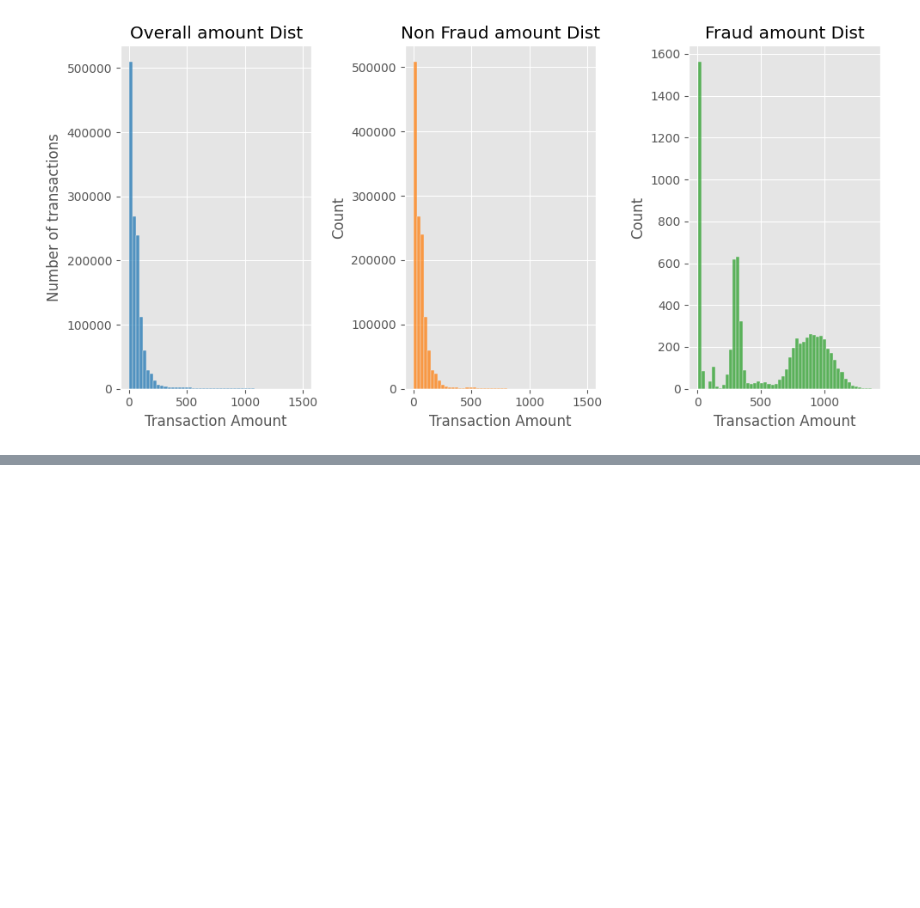
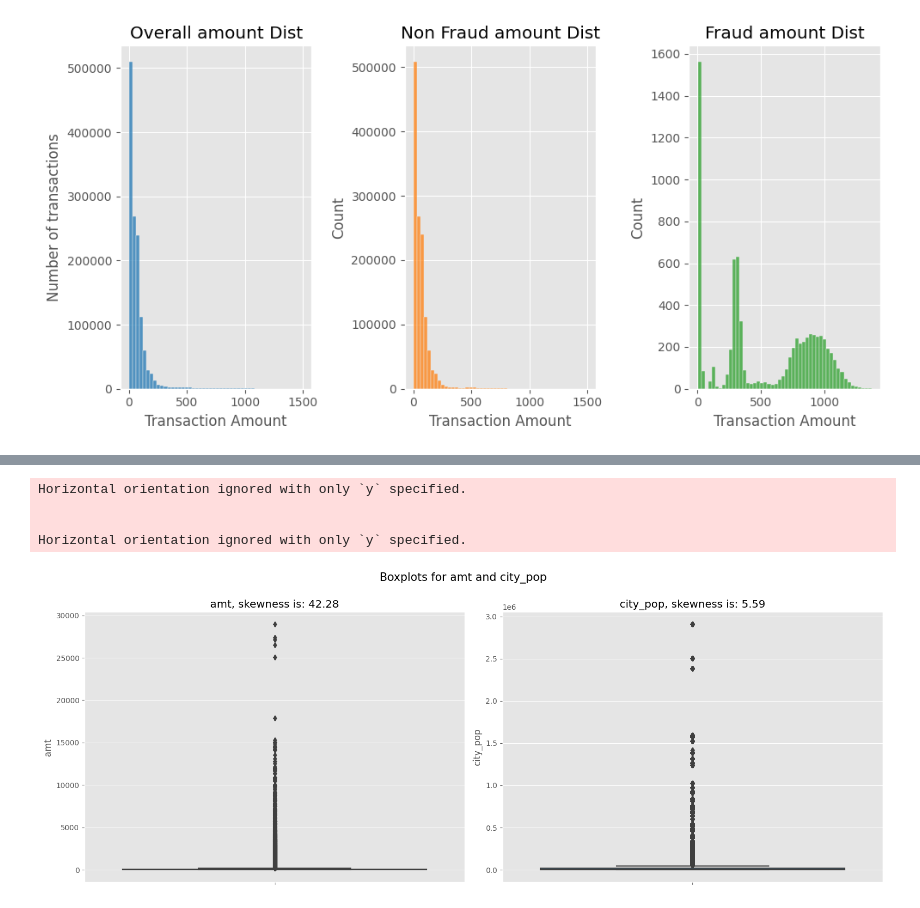
Before and after one commit to BinduParvati7/Capstone5588, a Jupyter notebook: DSCapstone.ipynb, the cells around one changed output, grey strips where cells are left out. Drawn from its saved outputs; the diff is of its cells as text; code cells hidden in the pictures; blank space fills up the shorter version.

```diff
--- a/DSCapstone.ipynb
+++ b/DSCapstone.ipynb
@@ -194,0 +245,11 @@ plt.show()
+# %%
+import plotly.express as px
+
+labels=["Male","Female"]
+
+fraud_or_not = train["gender"].value_counts().tolist()
+values = [fraud_or_not[0], fraud_or_not[1]]
+
+fig = px.pie(values=train['gender'].value_counts(), names=labels , width=700, height=400, color_discrete_sequence=["skyblue","black"]
+             ,title="Male vs Female count")
+fig.show()
@@ -194,0 +258,28 @@ plt.show()
+# %%
+import matplotlib.pyplot as plt
+import seaborn as sns
+
+# Function to create boxplots for specified columns
+def boxplots_custom(dataset, columns_list, suptitle):
+    fig, axs = plt.subplots(1, len(columns_list), figsize=(16, 6))
+    fig.suptitle(suptitle, y=1, size=15)
+
+    for i, data in enumerate(columns_list):
+        sns.boxplot(data=dataset, y=data, orient='h', ax=axs[i])
+        axs[i].set_title(data + ', skewness is: ' + str(round(dataset[data].skew(), 2)))
+
+# Select only 'amt' and 'city_pop' columns
+selected_columns = ['amt', 'city_pop']
+
+# Call the function to create boxplots for the selected columns
+boxplots_custom(dataset=train, columns_list=selected_columns, suptitle='Boxplots for amt and city_pop')
+
+# Display the plots
+plt.tight_layout()
+plt.show()
+# %% [output]
+Horizontal orientation ignored with only `y` specified.
+
+
+Horizontal orientation ignored with only `y` specified.
+[figure, added]
```
Also changed, not shown: parts of 5 cells of this notebook.
